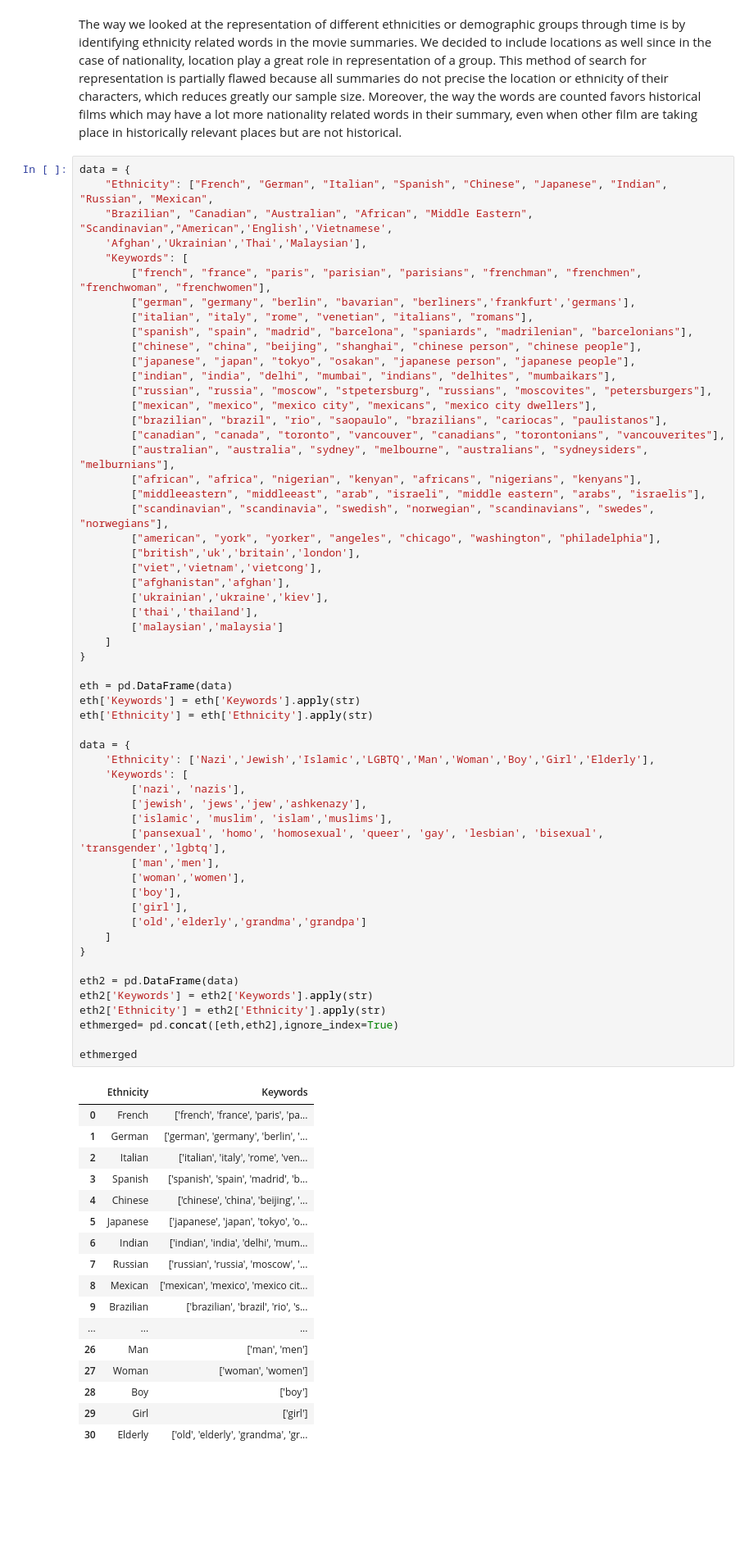
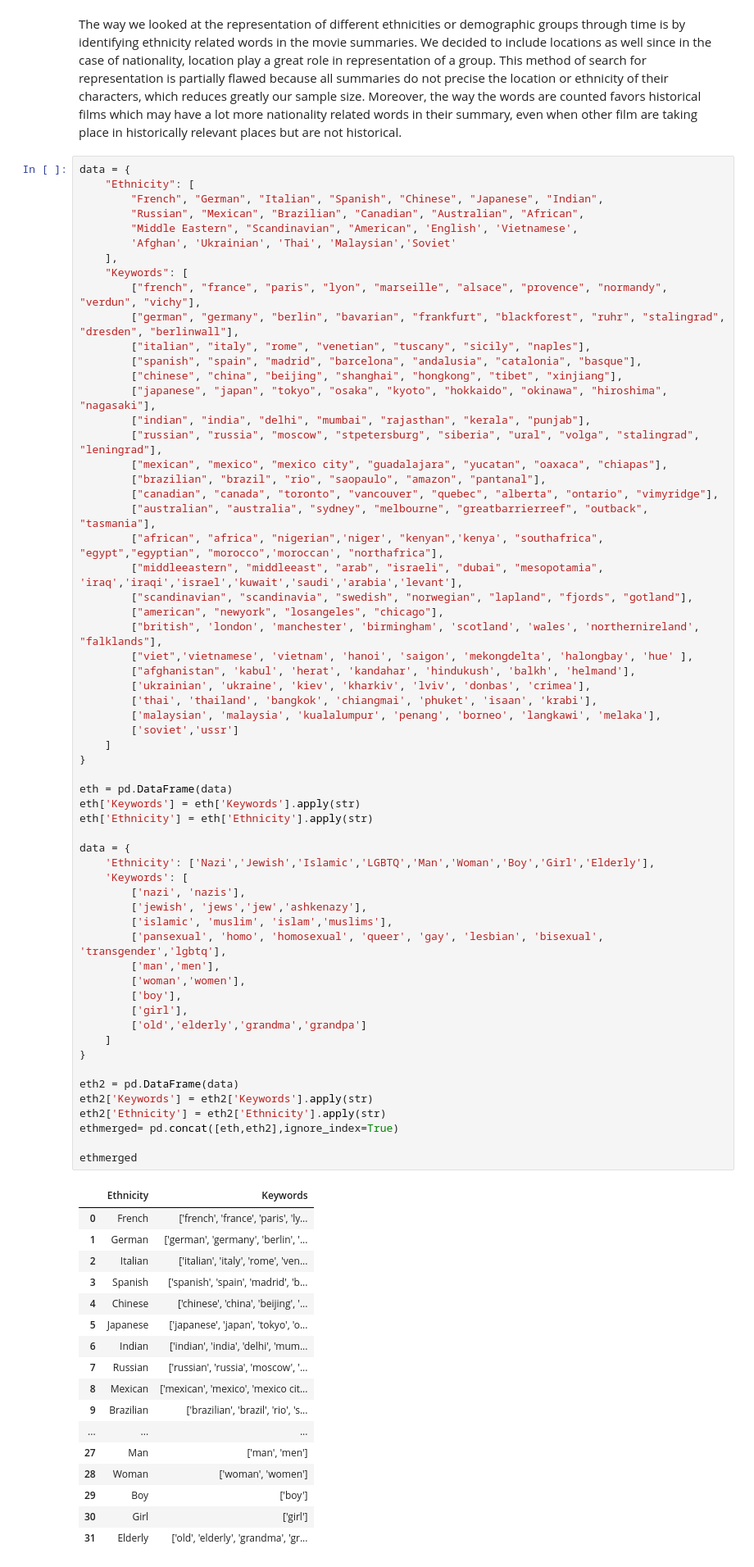
Before and after one commit to epfl-ada/ada-2023-project-padawans, a Jupyter notebook: Q3.ipynb, the cells around one changed output. Shown at 82% size. Cells and saved outputs as stored; diff of their text form; blank space fills up the shorter version.

```diff
--- a/Q3.ipynb
+++ b/Q3.ipynb
@@ -60,63 +76,67 @@ display(df_sum)
 The way we looked at the representation of different ethnicities or demographic groups through time is by identifying ethnicity related words in the movie summaries. We decided to include locations as well since in the case of nationality, location play a great role in representation of a group. This method of search for representation is partially flawed because all summaries do not precise the location or ethnicity of their characters, which reduces greatly our sample size. Moreover, the way the words are counted favors historical films which may have a lot more nationality related words in their summary, even when other film are taking place in historically relevant places but are not historical.
 # %%
 data = {
-    "Ethnicity": ["French", "German", "Italian", "Spanish", "Chinese", "Japanese", "Indian", "Russian", "Mexican",
-    "Brazilian", "Canadian", "Australian", "African", "Middle Eastern", "Scandinavian","American",'English','Vietnamese',
-    'Afghan','Ukrainian','Thai','Malaysian'],
+    "Ethnicity": [
+        "French", "German", "Italian", "Spanish", "Chinese", "Japanese", "Indian",
+        "Russian", "Mexican", "Brazilian", "Canadian", "Australian", "African",
+        "Middle Eastern", "Scandinavian", "American", 'English', 'Vietnamese',
+        'Afghan', 'Ukrainian', 'Thai', 'Malaysian','Soviet'
+    ],
     "Keywords": [
-        ["french", "france", "paris", "parisian", "parisians", "frenchman", "frenchmen", "frenchwoman", "frenchwomen"],
-        ["german", "germany", "berlin", "bavarian", "berliners",'frankfurt','germans'],
-        ["italian", "italy", "rome", "venetian", "italians", "romans"],
-        ["spanish", "spain", "madrid", "barcelona", "spaniards", "madrilenian", "barcelonians"],
-        ["chinese", "china", "beijing", "shanghai", "chinese person", "chinese people"],
-        ["japanese", "japan", "tokyo", "osakan", "japanese person", "japanese people"],
-        ["indian", "india", "delhi", "mumbai", "indians", "delhites", "mumbaikars"],
-        ["russian", "russia", "moscow", "stpetersburg", "russians", "moscovites", "petersburgers"],
-        ["mexican", "mexico", "mexico city", "mexicans", "mexico city dwellers"],
-        ["brazilian", "brazil", "rio", "saopaulo", "brazilians", "cariocas", "paulistanos"],
-        ["canadian", "canada", "toronto", "vancouver", "canadians", "torontonians", "vancouverites"],
-        ["australian", "australia", "sydney", "melbourne", "australians", "sydneysiders", "melburnians"],
-        ["african", "africa", "nigerian", "kenyan", "africans", "nigerians", "kenyans"],
-        ["middleeastern", "middleeast", "arab", "israeli", "middle eastern", "arabs", "israelis"],
-        ["scandinavian", "scandinavia", "swedish", "norwegian", "scandinavians", "swedes", "norwegians"],
-        ["american", "york", "yorker", "angeles", "chicago", "washington", "philadelphia"],
-        ["british",'uk','britain','london'],
-        ["viet",'vietnam','vietcong'],
-        ["afghanistan",'afghan'],
-        ['ukrainian','ukraine','kiev'],
-        ['thai','thailand'],
-        ['malaysian','malaysia']
+        ["french", "france", "paris", "lyon", "marseille", "alsace", "provence", "normandy", "verdun", "vichy"],
+        ["german", "germany", "berlin", "bavarian", "frankfurt", "blackforest", "ruhr", "stalingrad", "dresden", "berlinwall"],
+        ["italian", "italy", "rome", "venetian", "tuscany", "sicily", "naples"],
+        ["spanish", "spain", "madrid", "barcelona", "andalusia", "catalonia", "basque"],
+        ["chinese", "china", "beijing", "shanghai", "hongkong", "tibet", "xinjiang"],
+        ["japanese", "japan", "tokyo", "osaka", "kyoto", "hokkaido", "okinawa", "hiroshima", "nagasaki"],
+        ["indian", "india", "delhi", "mumbai", "rajasthan", "kerala", "punjab"],
+        ["russian", "russia", "moscow", "stpetersburg", "siberia", "ural", "volga", "stalingrad", "leningrad"],
+        ["mexican", "mexico", "mexico city", "guadalajara", "yucatan", "oaxaca", "chiapas"],
+        ["brazilian", "brazil", "rio", "saopaulo", "amazon", "pantanal"],
+        ["canadian", "canada", "toronto", "vancouver", "quebec", "alberta", "ontario", "vimyridge"],
+        ["australian", "australia", "sydney", "melbourne", "greatbarrierreef", "outback", "tasmania"],
+        ["african", "africa", "nigerian",'niger', "kenyan",'kenya', "southafrica", "egypt","egyptian", "morocco",'moroccan', "northafrica"],
+        ["middleeastern", "middleeast", "arab", "israeli", "dubai", "mesopotamia", 'iraq','iraqi','israel','kuwait','saudi','arabia','levant'],
+        ["scandinavian", "scandinavia", "swedish", "norwegian", "lapland", "fjords", "gotland"],
+        ["american", "newyork", "losangeles", "chicago"],
+        ["british", 'london', 'manchester', 'birmingham', 'scotland', 'wales', 'northernireland', "falklands"],
+        ["viet",'vietnamese', 'vietnam', 'hanoi', 'saigon', 'mekongdelta', 'halongbay', 'hue' ],
+        ["afghanistan", 'kabul', 'herat', 'kandahar', 'hindukush', 'balkh', 'helmand'],
+        ['ukrainian', 'ukraine', 'kiev', 'kharkiv', 'lviv', 'donbas', 'crimea'],
+        ['thai', 'thailand', 'bangkok', 'chiangmai', 'phuket', 'isaan', 'krabi'],
+        ['malaysian', 'malaysia', 'kualalumpur', 'penang', 'borneo', 'langkawi', 'melaka'],
+        ['soviet','ussr']
     ]
 }
 
 eth = pd.DataFrame(data)
 eth['Keywords'] = eth['Keywords'].apply(str)
 eth['Ethnicity'] = eth['Ethnicity'].apply(str)
 
 data = {
     'Ethnicity': ['Nazi','Jewish','Islamic','LGBTQ','Man','Woman','Boy','Girl','Elderly'],
     'Keywords': [
         ['nazi', 'nazis'],
         ['jewish', 'jews','jew','ashkenazy'],
         ['islamic', 'muslim', 'islam','muslims'],
         ['pansexual', 'homo', 'homosexual', 'queer', 'gay', 'lesbian', 'bisexual', 'transgender','lgbtq'],
         ['man','men'],
         ['woman','women'],
         ['boy'],
         ['girl'],
         ['old','elderly','grandma','grandpa']
     ]
 }
 
 eth2 = pd.DataFrame(data)
 eth2['Keywords'] = eth2['Keywords'].apply(str)
 eth2['Ethnicity'] = eth2['Ethnicity'].apply(str)
 ethmerged= pd.concat([eth,eth2],ignore_index=True)
 
 ethmerged
 # %% [output]
 |  | Ethnicity | Keywords |
-| 0 | French | ['french', 'france', 'paris', 'pa... |
+| 0 | French | ['french', 'france', 'paris', 'ly... |
 | 1 | German | ['german', 'germany', 'berlin', '... |
 | 2 | Italian | ['italian', 'italy', 'rome', 'ven... |
 | 3 | Spanish | ['spanish', 'spain', 'madrid', 'b... |
@@ -127,11 +147,11 @@ ethmerged
 | 8 | Mexican | ['mexican', 'mexico', 'mexico cit... |
 | 9 | Brazilian | ['brazilian', 'brazil', 'rio', 's... |
 | ... | ... | ... |
-| 26 | Man | ['man', 'men'] |
-| 27 | Woman | ['woman', 'women'] |
-| 28 | Boy | ['boy'] |
-| 29 | Girl | ['girl'] |
-| 30 | Elderly | ['old', 'elderly', 'grandma', 'gr... |
+| 27 | Man | ['man', 'men'] |
+| 28 | Woman | ['woman', 'women'] |
+| 29 | Boy | ['boy'] |
+| 30 | Girl | ['girl'] |
+| 31 | Elderly | ['old', 'elderly', 'grandma', 'gr... |
 # %%
 def plot_occurrences(df, eth, ethnicities, period=5,highlight_periods=None):
     data = df.copy()
```
Also changed, not shown: parts of 32 cells of this notebook.
